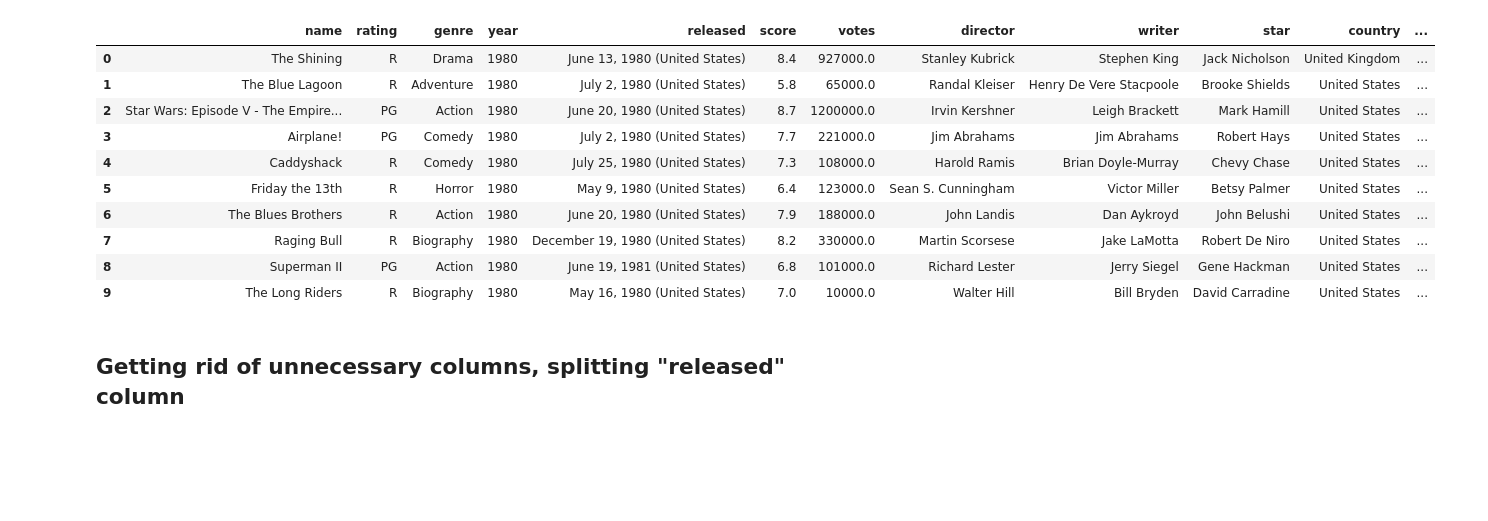
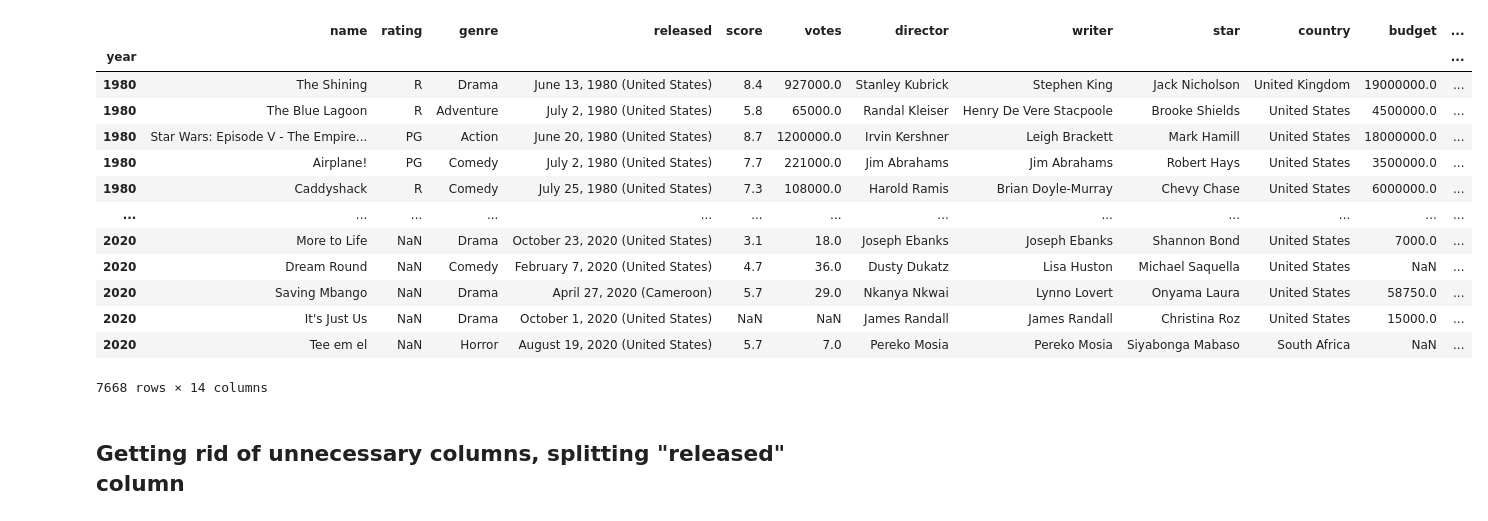
Before and after one commit to dchicasduena/COMP3400_Project, a Jupyter notebook: Project.ipynb, the cells around one changed output. Drawn from its saved outputs; the diff is of its cells as text; code cells hidden in the pictures; blank space fills up the shorter version.

Commit message:
Added some minor changes like indexing and checking for data formats

```diff
--- a/Project.ipynb
+++ b/Project.ipynb
@@ -32,18 +32,22 @@ import pandas as pd
 # %%
 movies = pd.read_csv('./movies.csv')
 movies.head(10)
+movies.set_index('year')
 # %% [output]
-|  | name | rating | genre | year | released | score | votes | director | writer | star | country | ... |
-| 0 | The Shining | R | Drama | 1980 | June 13, 1980 (United States) | 8.4 | 927000.0 | Stanley Kubrick | Stephen King | Jack Nicholson | United Kingdom | ... |
-| 1 | The Blue Lagoon | R | Adventure | 1980 | July 2, 1980 (United States) | 5.8 | 65000.0 | Randal Kleiser | Henry De Vere Stacpoole | Brooke Shields | United States | ... |
-| 2 | Star Wars: Episode V - The Empire... | PG | Action | 1980 | June 20, 1980 (United States) | 8.7 | 1200000.0 | Irvin Kershner | Leigh Brackett | Mark Hamill | United States | ... |
-| 3 | Airplane! | PG | Comedy | 1980 | July 2, 1980 (United States) | 7.7 | 221000.0 | Jim Abrahams | Jim Abrahams | Robert Hays | United States | ... |
-| 4 | Caddyshack | R | Comedy | 1980 | July 25, 1980 (United States) | 7.3 | 108000.0 | Harold Ramis | Brian Doyle-Murray | Chevy Chase | United States | ... |
-| 5 | Friday the 13th | R | Horror | 1980 | May 9, 1980 (United States) | 6.4 | 123000.0 | Sean S. Cunningham | Victor Miller | Betsy Palmer | United States | ... |
-| 6 | The Blues Brothers | R | Action | 1980 | June 20, 1980 (United States) | 7.9 | 188000.0 | John Landis | Dan Aykroyd | John Belushi | United States | ... |
-| 7 | Raging Bull | R | Biography | 1980 | December 19, 1980 (United States) | 8.2 | 330000.0 | Martin Scorsese | Jake LaMotta | Robert De Niro | United States | ... |
-| 8 | Superman II | PG | Action | 1980 | June 19, 1981 (United States) | 6.8 | 101000.0 | Richard Lester | Jerry Siegel | Gene Hackman | United States | ... |
-| 9 | The Long Riders | R | Biography | 1980 | May 16, 1980 (United States) | 7.0 | 10000.0 | Walter Hill | Bill Bryden | David Carradine | United States | ... |
+|  | name | rating | genre | released | score | votes | director | writer | star | country | budget | ... |
+| year |  |  |  |  |  |  |  |  |  |  |  | ... |
+| 1980 | The Shining | R | Drama | June 13, 1980 (United States) | 8.4 | 927000.0 | Stanley Kubrick | Stephen King | Jack Nicholson | United Kingdom | 19000000.0 | ... |
+| 1980 | The Blue Lagoon | R | Adventure | July 2, 1980 (United States) | 5.8 | 65000.0 | Randal Kleiser | Henry De Vere Stacpoole | Brooke Shields | United States | 4500000.0 | ... |
+| 1980 | Star Wars: Episode V - The Empire... | PG | Action | June 20, 1980 (United States) | 8.7 | 1200000.0 | Irvin Kershner | Leigh Brackett | Mark Hamill | United States | 18000000.0 | ... |
+| 1980 | Airplane! | PG | Comedy | July 2, 1980 (United States) | 7.7 | 221000.0 | Jim Abrahams | Jim Abrahams | Robert Hays | United States | 3500000.0 | ... |
+| 1980 | Caddyshack | R | Comedy | July 25, 1980 (United States) | 7.3 | 108000.0 | Harold Ramis | Brian Doyle-Murray | Chevy Chase | United States | 6000000.0 | ... |
+| ... | ... | ... | ... | ... | ... | ... | ... | ... | ... | ... | ... | ... |
+| 2020 | More to Life | NaN | Drama | October 23, 2020 (United States) | 3.1 | 18.0 | Joseph Ebanks | Joseph Ebanks | Shannon Bond | United States | 7000.0 | ... |
+| 2020 | Dream Round | NaN | Comedy | February 7, 2020 (United States) | 4.7 | 36.0 | Dusty Dukatz | Lisa Huston | Michael Saquella | United States | NaN | ... |
+| 2020 | Saving Mbango | NaN | Drama | April 27, 2020 (Cameroon) | 5.7 | 29.0 | Nkanya Nkwai | Lynno Lovert | Onyama Laura | United States | 58750.0 | ... |
+| 2020 | It's Just Us | NaN | Drama | October 1, 2020 (United States) | NaN | NaN | James Randall | James Randall | Christina Roz | United States | 15000.0 | ... |
+| 2020 | Tee em el | NaN | Horror | August 19, 2020 (United States) | 5.7 | 7.0 | Pereko Mosia | Pereko Mosia | Siyabonga Mabaso | South Africa | NaN | ... |
+7668 rows × 14 columns
 # %% [markdown]
 ## Getting rid of unnecessary columns, splitting "released" column
 # %% [markdown]
```
Also changed, not shown: parts of 5 cells of this notebook.
